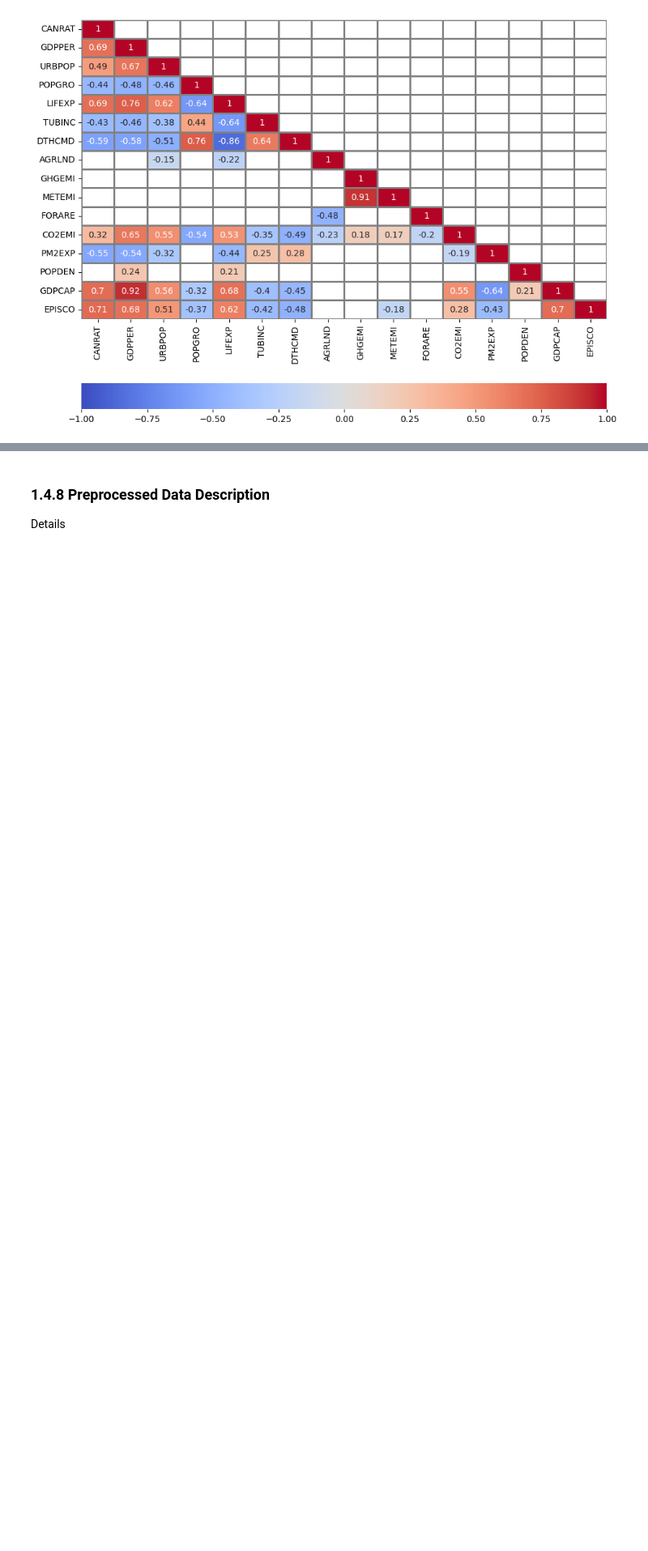
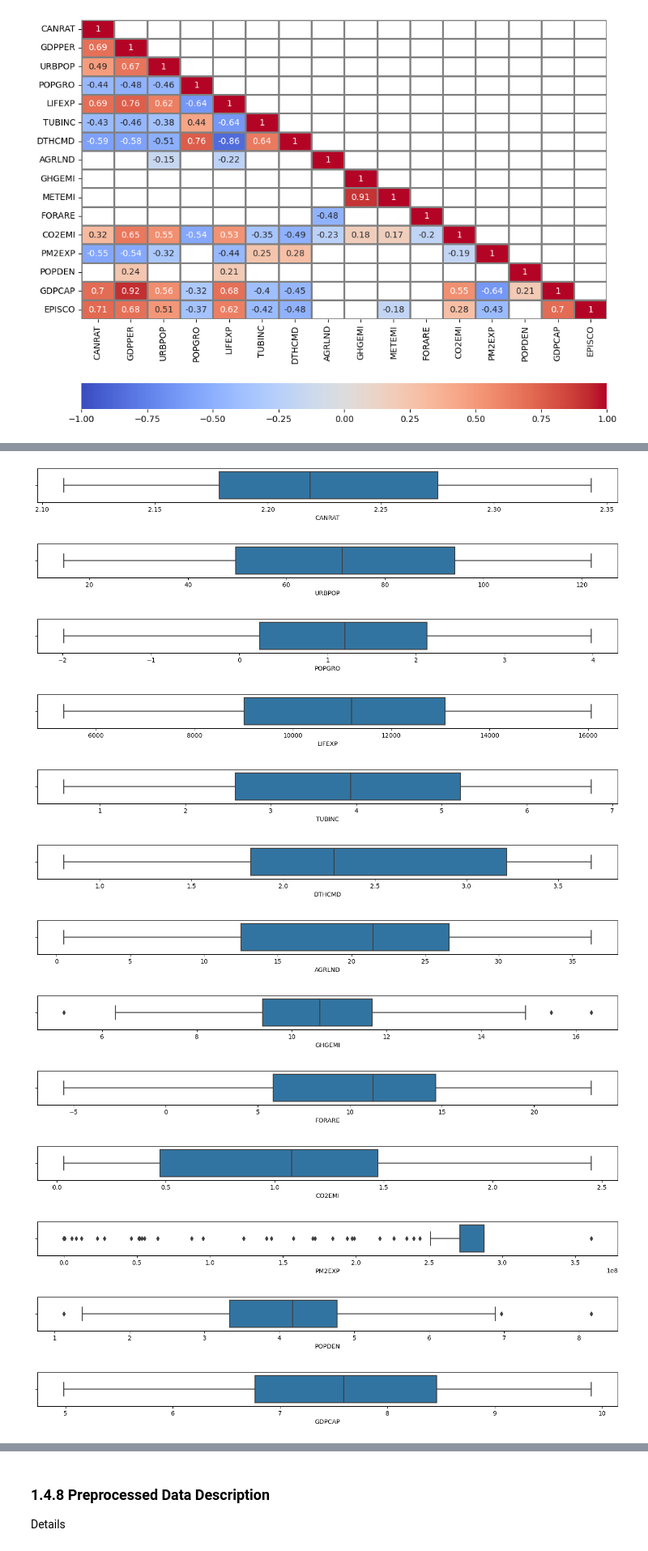
Before and after one commit to JohnPaulinePineda/Exploratory-Data-Analysis-For-Machine-Learning-Final-Assignment, a Jupyter notebook: EDAForMachineLearning_FinalAssignment.ipynb, the cells around one changed output, grey strips where cells are left out. Shown at 81% size. Cells and saved outputs as stored; diff of their text form; code cells hidden in the pictures; blank space fills up the shorter version.

```diff
--- a/EDAForMachineLearning_FinalAssignment.ipynb
+++ b/EDAForMachineLearning_FinalAssignment.ipynb
@@ -1288,0 +1317,38 @@ Details
+# %%
+##################################
+# Conducting a Yeo-Johnson Transformation
+# to address the distributional
+# shape of the variables
+##################################
+yeo_johnson_transformer = PowerTransformer(method='yeo-johnson',
+                                          standardize=False)
+cancer_rate_imputed_numeric_array = yeo_johnson_transformer.fit_transform(cancer_rate_imputed_numeric)
+# %%
+##################################
+# Formulating a new dataset object
+# for the transformed data
+##################################
+cancer_rate_transformed_numeric = pd.DataFrame(cancer_rate_imputed_numeric_array,
+                                               columns=cancer_rate_imputed_numeric.columns)
+# %%
+##################################
+# Formulating the individual boxplots
+# for all transformed numeric columns
+##################################
+for column in cancer_rate_transformed_numeric:
+        plt.figure(figsize=(17,1))
+        sns.boxplot(data=cancer_rate_transformed_numeric, x=column)
+# %% [output]
+[figure, added]
+[figure, added]
+[figure, added]
+[figure, added]
+[figure, added]
+[figure, added]
+[figure, added]
+[figure, added]
+[figure, added]
+[figure, added]
+[figure, added]
+[figure, added]
+[figure, added]
```
Also changed, not shown: parts of 18 cells of this notebook.
